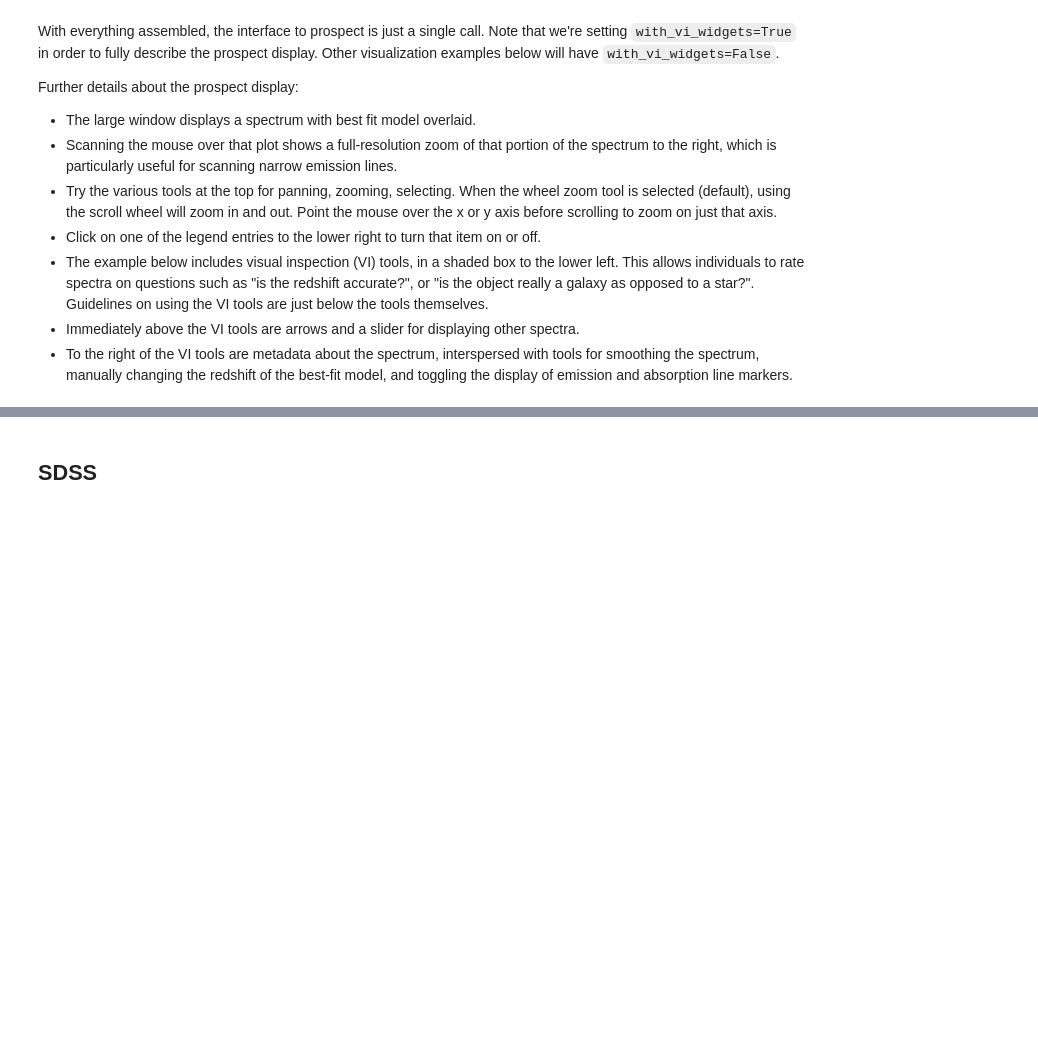
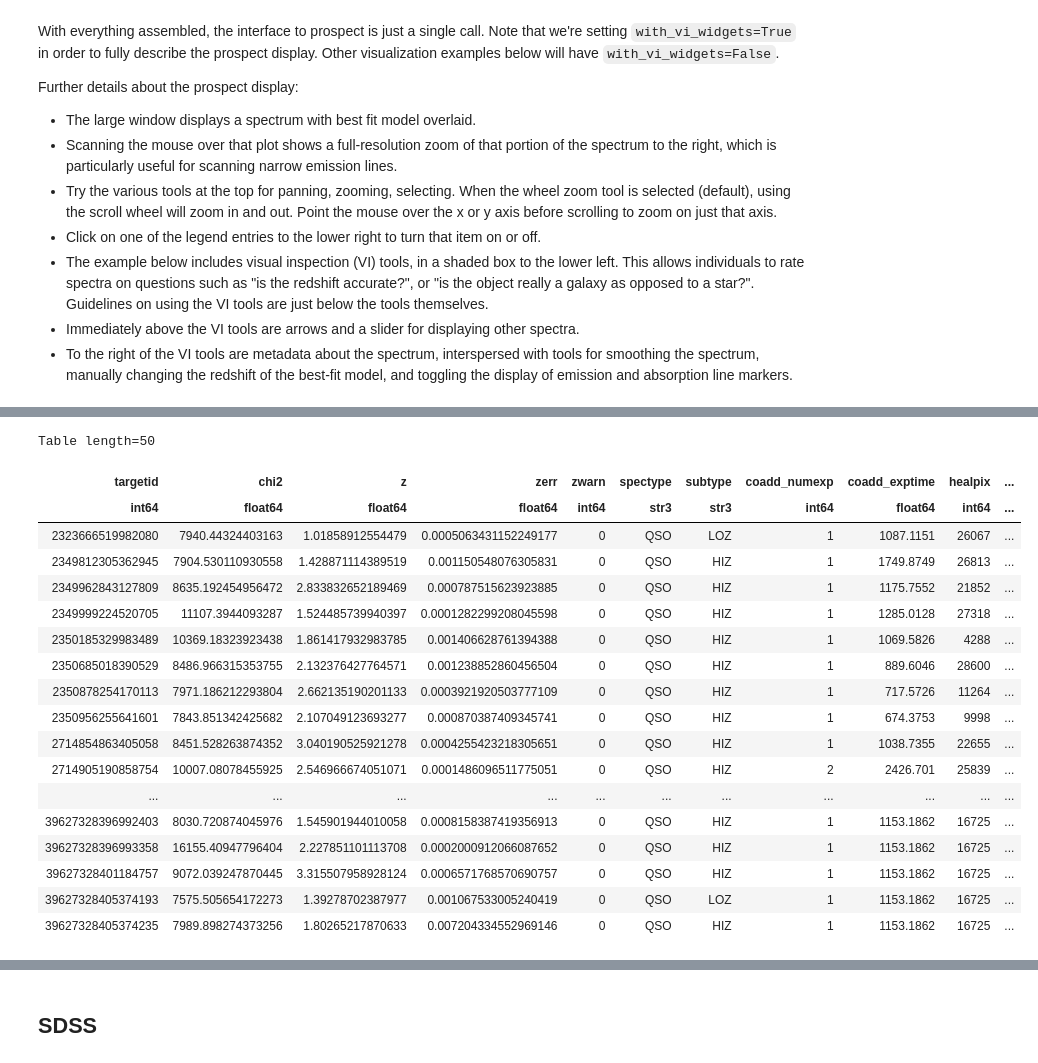
Before and after one commit to astro-datalab/notebooks-latest, a Jupyter notebook: 04_HowTos/SPARCL/Plot_SPARCL_Spectra_with_Prospect.ipynb, the cells around one changed output, grey strips where cells are left out. Drawn from its saved outputs; the diff is of its cells as text; code cells hidden in the pictures; blank space fills up the shorter version.

```diff
--- a/04_HowTos/SPARCL/Plot_SPARCL_Spectra_with_Prospect.ipynb
+++ b/04_HowTos/SPARCL/Plot_SPARCL_Spectra_with_Prospect.ipynb
@@ -307,0 +358,38 @@ plotspectra(desi_prospect,
+# %%
+q = """
+SELECT z.targetid, z.chi2, z.z, z.zerr, z.zwarn, z.spectype, z.subtype,
+       z.coadd_numexp, z.coadd_exptime, z.healpix, z.deltachi2,
+       z.ncoeff, z.coeff_0, z.coeff_1, z.coeff_2, z.coeff_3, z.coeff_4,
+       z.coeff_5, z.coeff_6, z.coeff_7, z.coeff_8, z.coeff_9
+FROM desi_dr1.zpix AS z
+WHERE z.zcat_primary
+    AND z.survey = 'main'
+    AND z.program = 'dark'
+    AND z.spectype = 'QSO'
+    AND z.z BETWEEN 1.0 AND 4.0
+    AND z.zwarn = 0
+ORDER BY z.targetid
+LIMIT 50
+"""
+desi_qso_ids = qc.query(sql=q, fmt='table')
+desi_qso_ids
+# %% [output]
+Table length=50
+| targetid | chi2 | z | zerr | zwarn | spectype | subtype | coadd_numexp | coadd_exptime | healpix | ... |
+| int64 | float64 | float64 | float64 | int64 | str3 | str3 | int64 | float64 | int64 | ... |
+| 2323666519982080 | 7940.44324403163 | 1.01858912554479 | 0.0005063431152249177 | 0 | QSO | LOZ | 1 | 1087.1151 | 26067 | ... |
+| 2349812305362945 | 7904.530110930558 | 1.428871114389519 | 0.001150548076305831 | 0 | QSO | HIZ | 1 | 1749.8749 | 26813 | ... |
+| 2349962843127809 | 8635.192454956472 | 2.833832652189469 | 0.000787515623923885 | 0 | QSO | HIZ | 1 | 1175.7552 | 21852 | ... |
+| 2349999224520705 | 11107.3944093287 | 1.524485739940397 | 0.0001282299208045598 | 0 | QSO | HIZ | 1 | 1285.0128 | 27318 | ... |
+| 2350185329983489 | 10369.18323923438 | 1.861417932983785 | 0.001406628761394388 | 0 | QSO | HIZ | 1 | 1069.5826 | 4288 | ... |
+| 2350685018390529 | 8486.966315353755 | 2.132376427764571 | 0.001238852860456504 | 0 | QSO | HIZ | 1 | 889.6046 | 28600 | ... |
+| 2350878254170113 | 7971.186212293804 | 2.662135190201133 | 0.0003921920503777109 | 0 | QSO | HIZ | 1 | 717.5726 | 11264 | ... |
+| 2350956255641601 | 7843.851342425682 | 2.107049123693277 | 0.000870387409345741 | 0 | QSO | HIZ | 1 | 674.3753 | 9998 | ... |
+| 2714854863405058 | 8451.528263874352 | 3.040190525921278 | 0.0004255423218305651 | 0 | QSO | HIZ | 1 | 1038.7355 | 22655 | ... |
+| 2714905190858754 | 10007.08078455925 | 2.546966674051071 | 0.0001486096511775051 | 0 | QSO | HIZ | 2 | 2426.701 | 25839 | ... |
+| ... | ... | ... | ... | ... | ... | ... | ... | ... | ... | ... |
+| 39627328396992403 | 8030.720874045976 | 1.545901944010058 | 0.0008158387419356913 | 0 | QSO | HIZ | 1 | 1153.1862 | 16725 | ... |
+| 39627328396993358 | 16155.40947796404 | 2.227851101113708 | 0.0002000912066087652 | 0 | QSO | HIZ | 1 | 1153.1862 | 16725 | ... |
+| 39627328401184757 | 9072.039247870445 | 3.315507958928124 | 0.0006571768570690757 | 0 | QSO | HIZ | 1 | 1153.1862 | 16725 | ... |
+| 39627328405374193 | 7575.505654172273 | 1.39278702387977 | 0.001067533005240419 | 0 | QSO | LOZ | 1 | 1153.1862 | 16725 | ... |
+| 39627328405374235 | 7989.898274373256 | 1.80265217870633 | 0.007204334552969146 | 0 | QSO | HIZ | 1 | 1153.1862 | 16725 | ... |
```
Also changed, not shown: parts of 14 cells of this notebook.
